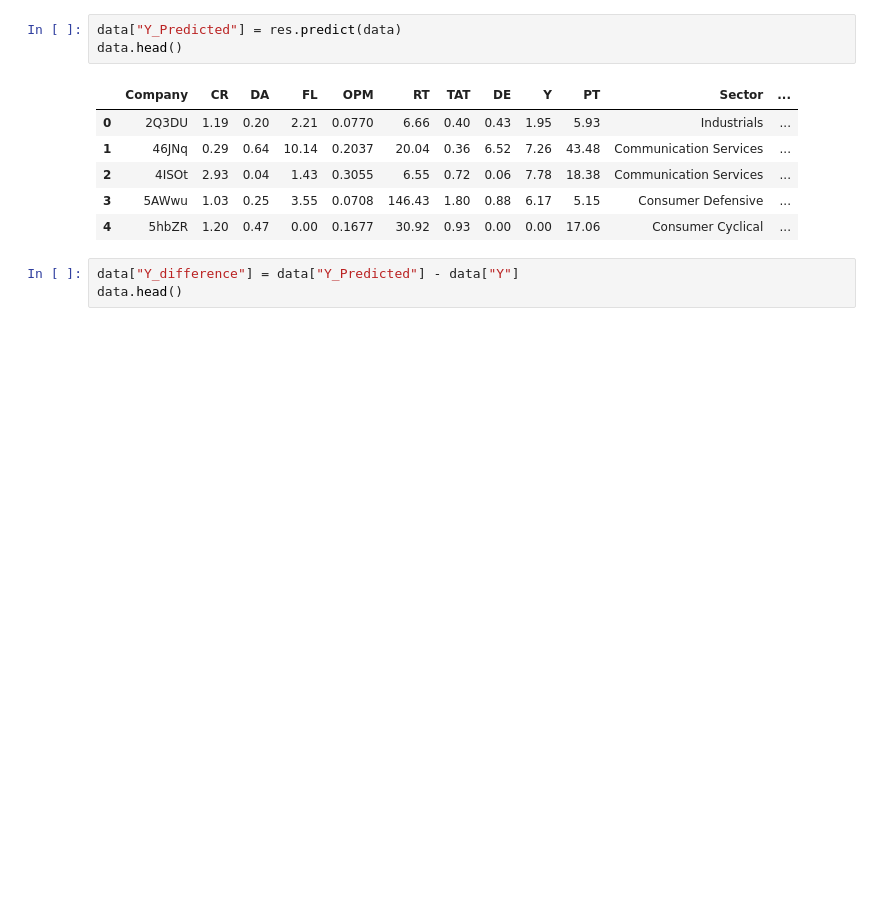
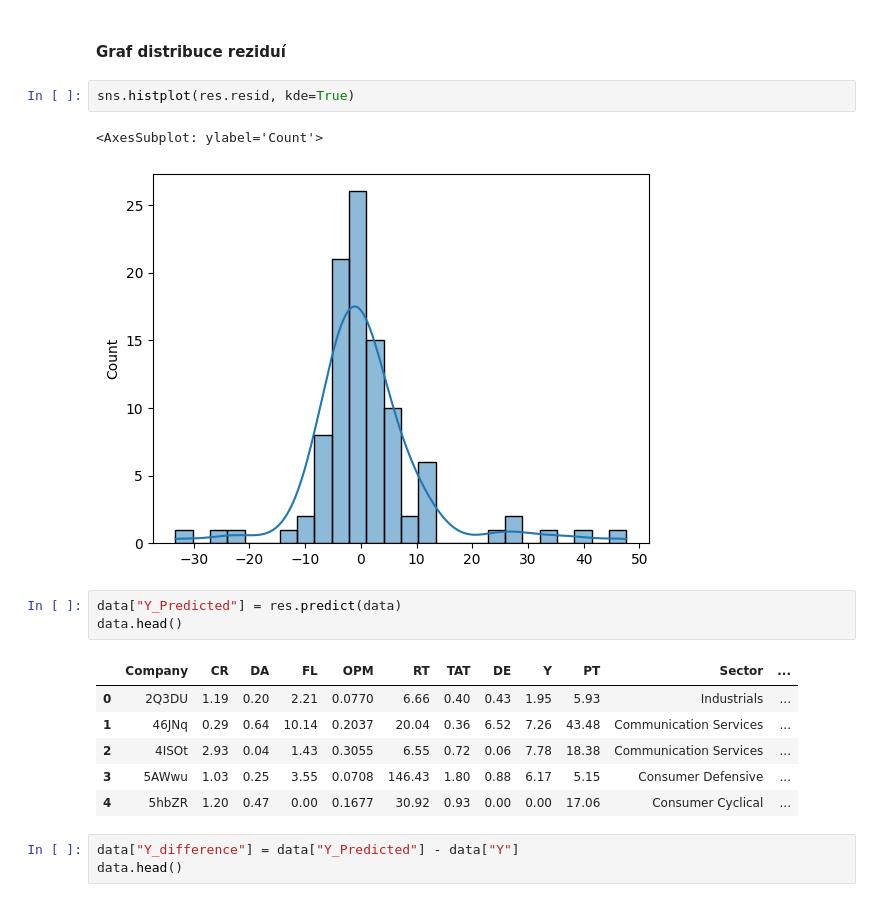
Before and after one commit to Verutynka/PythonProDataScience_Ukol, a Jupyter notebook: 1_Ukol/Ukol_1_Bonus1.ipynb, the cells around one changed output. Cells and saved outputs as stored; diff of their text form; blank space fills up the shorter version.

```diff
--- a/1_Ukol/Ukol_1_Bonus1.ipynb
+++ b/1_Ukol/Ukol_1_Bonus1.ipynb
@@ -76,6 +72,13 @@ Robust linear Model Regression Results
 | OPM | 13.9913 | 4.560 | 3.068 | 0.002 | 5.054 | 22.929 |
 | TAT | 5.3858 | 1.290 | 4.176 | 0.000 | 2.858 | 7.913 |
 If the model instance has been used for another fit with different fit parameters, then the fit options might not be the correct ones anymore .
+# %% [markdown]
+#### Graf distribuce reziduí
+# %%
+sns.histplot(res.resid, kde=True)
+# %% [output]
+<AxesSubplot: ylabel='Count'>
+[figure, added]
 # %%
 data["Y_Predicted"] = res.predict(data)
 data.head()
```
Also changed, not shown: parts of 8 cells of this notebook, 3 other files.
